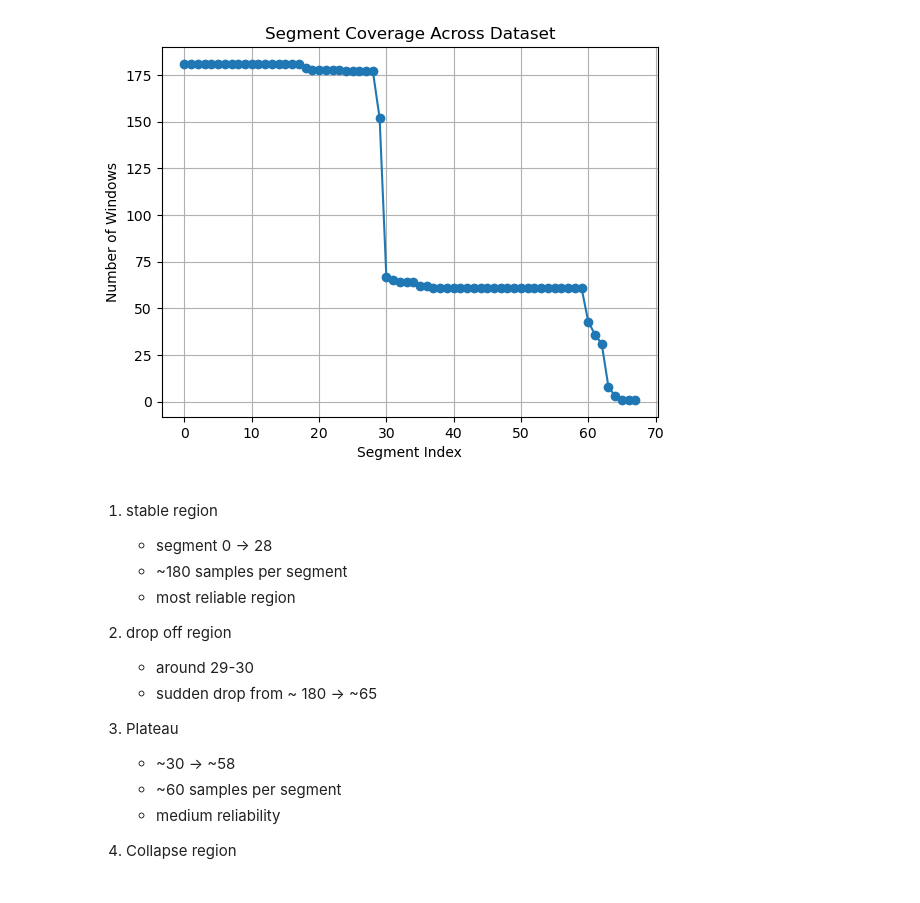
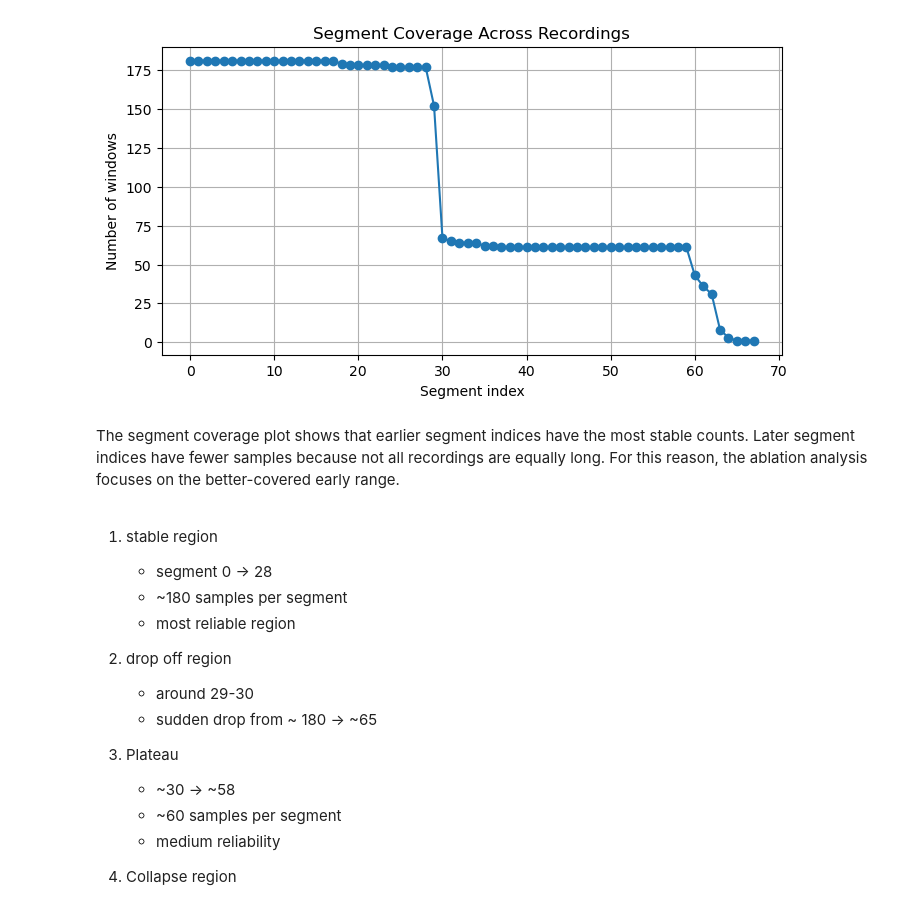
Before and after one commit to BJAngulo/MSSE-277b-final-project-, a Jupyter notebook: notebooks/Raw EEG.ipynb, the cells around one changed output. Cells and saved outputs as stored; diff of their text form; code cells hidden in the pictures.

```diff
--- a/notebooks/Raw EEG.ipynb
+++ b/notebooks/Raw EEG.ipynb
@@ -605,2 +498,0 @@ Name: segment_idx, dtype: float64
-# %%
-seg_df_10["segment_id"] = seg_df_10["segment_idx"].astype(int)
@@ -623,12 +499,17 @@ Name: count, dtype: int64
-# %%
-segment_counts.plot(marker="o")
-plt.xlabel("Segment Index")
-plt.ylabel("Number of Windows")
-plt.title("Segment Coverage Across Dataset")
-plt.grid(True)
-plt.show()
-# %% [output]
-[figure, removed]
+# %%
+segment_counts = seg_df_10["segment_idx"].value_counts().sort_index()
+
+plt.figure(figsize=(8,4))
+segment_counts.plot(marker="o")
+plt.xlabel("Segment index")
+plt.ylabel("Number of windows")
+plt.title("Segment Coverage Across Recordings")
+plt.grid(True)
+plt.show()
+# %% [output]
+[figure, added]
+# %% [markdown]
+The segment coverage plot shows that earlier segment indices have the most stable counts. Later segment indices have fewer samples because not all recordings are equally long. For this reason, the ablation analysis focuses on the better-covered early range.
 # %% [markdown]
 1. stable region
     - segment 0 -> 28
```
Also changed, not shown: parts of 49 cells of this notebook, 1 other file.
